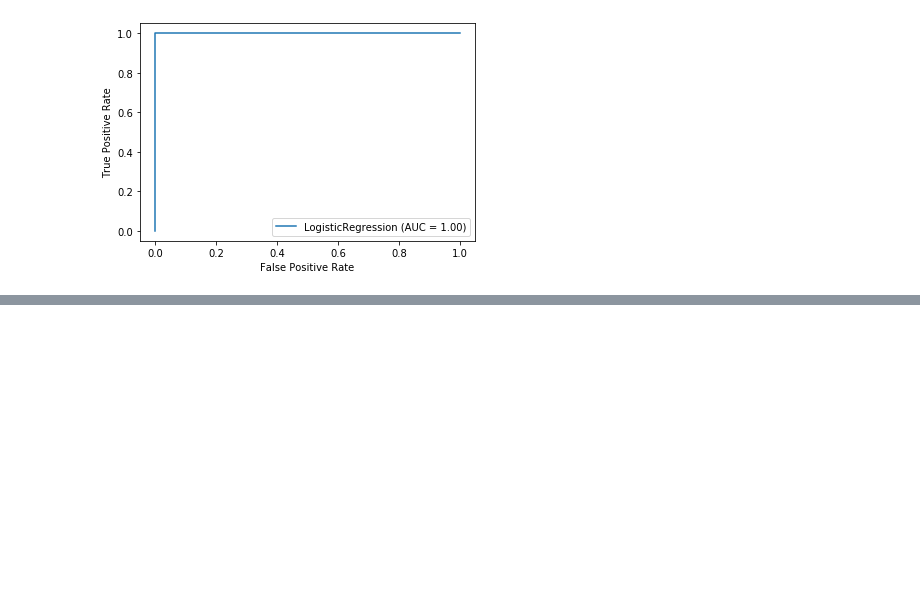
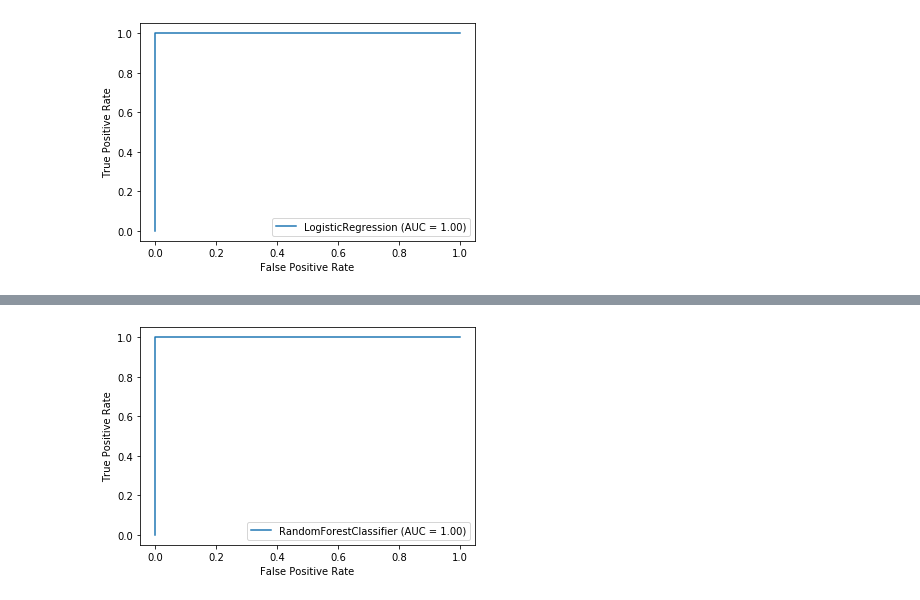
Before and after one commit to CSCI-6502-Big-Data-Analytics/Fraud-Detection-Model, a Jupyter notebook: analysis-and-training.ipynb, the cells around one changed output, grey strips where cells are left out. Drawn from its saved outputs; the diff is of its cells as text; code cells hidden in the pictures; blank space fills up the shorter version.

```diff
--- a/analysis-and-training.ipynb
+++ b/analysis-and-training.ipynb
@@ -486,0 +577,7 @@ plt.show()
+# %%
+from sklearn import datasets, metrics, model_selection
+metrics.plot_roc_curve(random_forest_balanced, X_test_balanced, y_test_balanced)
+plt.savefig('roc_random_forest_balanced_wo_v21.png', bbox_inches='tight', dpi=200)
+plt.show()
+# %% [output]
+[figure, added]
```
Also changed, not shown: parts of 14 cells of this notebook, 2 other files.
